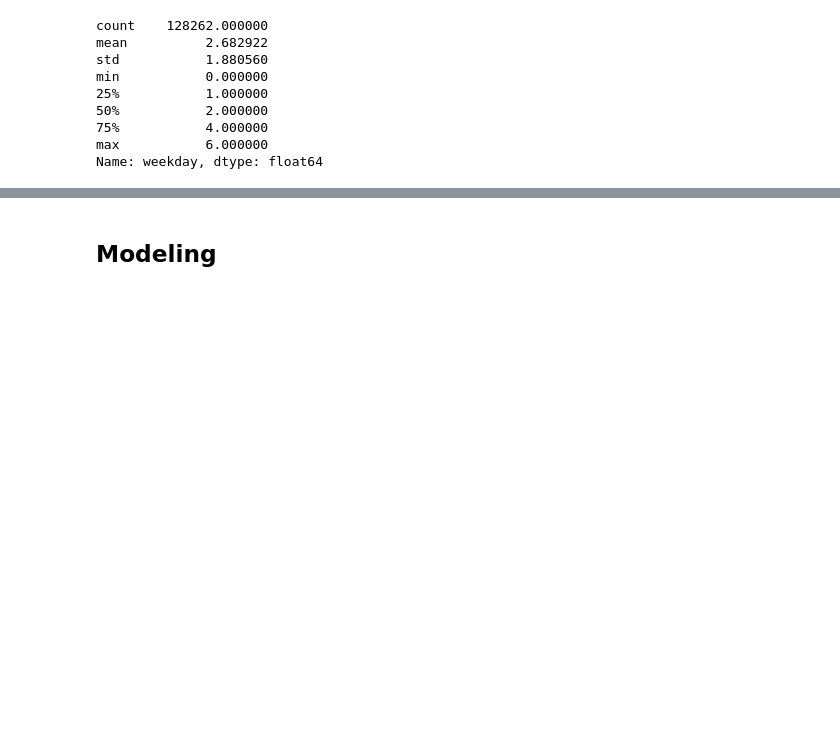
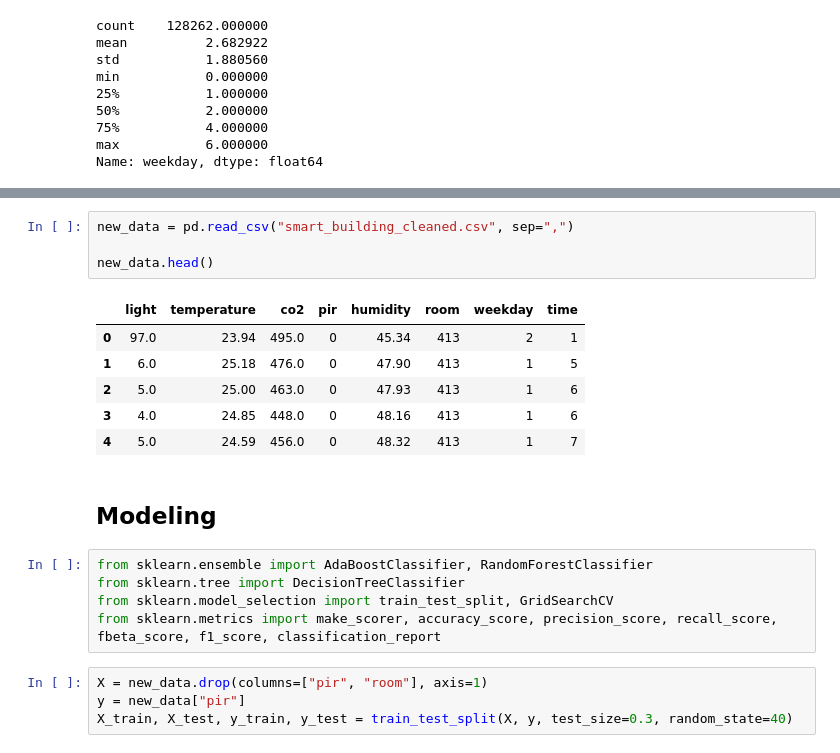
Before and after one commit to ziadhegazi/Intro-to-Artifictial-Intelligence, a Jupyter notebook: Final Project/smartbuilding.ipynb, the cells around one changed output, grey strips where cells are left out. Cells and saved outputs as stored; diff of their text form; blank space fills up the shorter version.

```diff
--- a/Final Project/smartbuilding.ipynb
+++ b/Final Project/smartbuilding.ipynb
@@ -204,2 +206,22 @@ dataCorr(data)
+# %%
+new_data = pd.read_csv("smart_building_cleaned.csv", sep=",")
+
+new_data.head()
+# %% [output]
+|  | light | temperature | co2 | pir | humidity | room | weekday | time |
+| 0 | 97.0 | 23.94 | 495.0 | 0 | 45.34 | 413 | 2 | 1 |
+| 1 | 6.0 | 25.18 | 476.0 | 0 | 47.90 | 413 | 1 | 5 |
+| 2 | 5.0 | 25.00 | 463.0 | 0 | 47.93 | 413 | 1 | 6 |
+| 3 | 4.0 | 24.85 | 448.0 | 0 | 48.16 | 413 | 1 | 6 |
+| 4 | 5.0 | 24.59 | 456.0 | 0 | 48.32 | 413 | 1 | 7 |
 # %% [markdown]
 ## Modeling
+# %%
+from sklearn.ensemble import AdaBoostClassifier, RandomForestClassifier
+from sklearn.tree import DecisionTreeClassifier
+from sklearn.model_selection import train_test_split, GridSearchCV
+from sklearn.metrics import make_scorer, accuracy_score, precision_score, recall_score, fbeta_score, f1_score, classification_report
+# %%
+X = new_data.drop(columns=["pir", "room"], axis=1)
+y = new_data["pir"]
+X_train, X_test, y_train, y_test = train_test_split(X, y, test_size=0.3, random_state=40)
```
Also changed, not shown: parts of 17 cells of this notebook, 1 other file.
